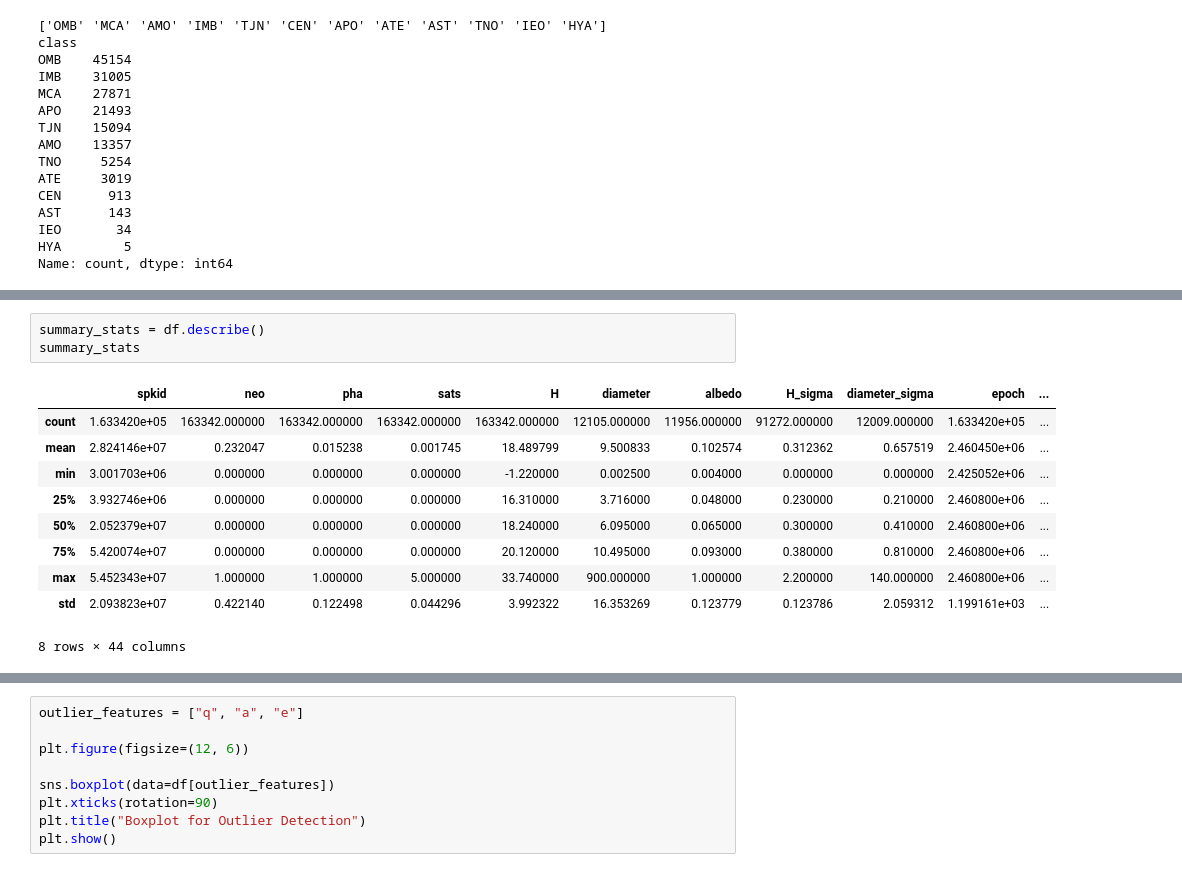
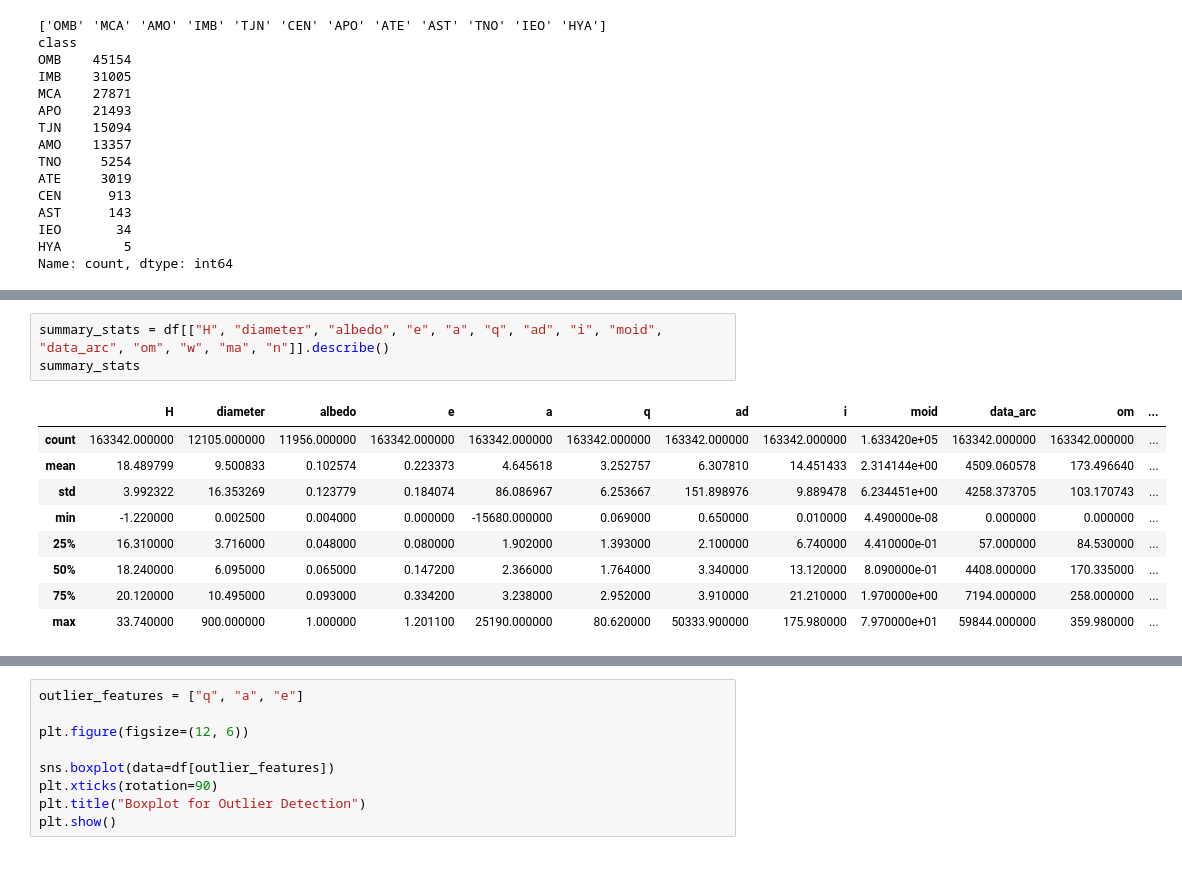
Before and after one commit to MayurSoni2003/Asteroids-Machine-Learning-Analysis, a Jupyter notebook: Astroid.ipynb, the cells around one changed output, grey strips where cells are left out. Drawn from its saved outputs; the diff is of its cells as text.

```diff
--- a/Astroid.ipynb
+++ b/Astroid.ipynb
@@ -274,17 +236,16 @@ print(df.columns.tolist())
-# %%
-summary_stats = df.describe()
-summary_stats
-# %% [output]
-|  | spkid | neo | pha | sats | H | diameter | albedo | H_sigma | diameter_sigma | epoch | ... |
-| count | 1.633420e+05 | 163342.000000 | 163342.000000 | 163342.000000 | 163342.000000 | 12105.000000 | 11956.000000 | 91272.000000 | 12009.000000 | 1.633420e+05 | ... |
-| mean | 2.824146e+07 | 0.232047 | 0.015238 | 0.001745 | 18.489799 | 9.500833 | 0.102574 | 0.312362 | 0.657519 | 2.460450e+06 | ... |
-| min | 3.001703e+06 | 0.000000 | 0.000000 | 0.000000 | -1.220000 | 0.002500 | 0.004000 | 0.000000 | 0.000000 | 2.425052e+06 | ... |
-| 25% | 3.932746e+06 | 0.000000 | 0.000000 | 0.000000 | 16.310000 | 3.716000 | 0.048000 | 0.230000 | 0.210000 | 2.460800e+06 | ... |
-| 50% | 2.052379e+07 | 0.000000 | 0.000000 | 0.000000 | 18.240000 | 6.095000 | 0.065000 | 0.300000 | 0.410000 | 2.460800e+06 | ... |
-| 75% | 5.420074e+07 | 0.000000 | 0.000000 | 0.000000 | 20.120000 | 10.495000 | 0.093000 | 0.380000 | 0.810000 | 2.460800e+06 | ... |
-| max | 5.452343e+07 | 1.000000 | 1.000000 | 5.000000 | 33.740000 | 900.000000 | 1.000000 | 2.200000 | 140.000000 | 2.460800e+06 | ... |
-| std | 2.093823e+07 | 0.422140 | 0.122498 | 0.044296 | 3.992322 | 16.353269 | 0.123779 | 0.123786 | 2.059312 | 1.199161e+03 | ... |
-8 rows × 44 columns
+# %%
+summary_stats = df[["H", "diameter", "albedo", "e", "a", "q", "ad", "i", "moid", "data_arc", "om", "w", "ma", "n"]].describe()
+summary_stats
+# %% [output]
+|  | H | diameter | albedo | e | a | q | ad | i | moid | data_arc | om | ... |
+| count | 163342.000000 | 12105.000000 | 11956.000000 | 163342.000000 | 163342.000000 | 163342.000000 | 163342.000000 | 163342.000000 | 1.633420e+05 | 163342.000000 | 163342.000000 | ... |
+| mean | 18.489799 | 9.500833 | 0.102574 | 0.223373 | 4.645618 | 3.252757 | 6.307810 | 14.451433 | 2.314144e+00 | 4509.060578 | 173.496640 | ... |
+| std | 3.992322 | 16.353269 | 0.123779 | 0.184074 | 86.086967 | 6.253667 | 151.898976 | 9.889478 | 6.234451e+00 | 4258.373705 | 103.170743 | ... |
+| min | -1.220000 | 0.002500 | 0.004000 | 0.000000 | -15680.000000 | 0.069000 | 0.650000 | 0.010000 | 4.490000e-08 | 0.000000 | 0.000000 | ... |
+| 25% | 16.310000 | 3.716000 | 0.048000 | 0.080000 | 1.902000 | 1.393000 | 2.100000 | 6.740000 | 4.410000e-01 | 57.000000 | 84.530000 | ... |
+| 50% | 18.240000 | 6.095000 | 0.065000 | 0.147200 | 2.366000 | 1.764000 | 3.340000 | 13.120000 | 8.090000e-01 | 4408.000000 | 170.335000 | ... |
+| 75% | 20.120000 | 10.495000 | 0.093000 | 0.334200 | 3.238000 | 2.952000 | 3.910000 | 21.210000 | 1.970000e+00 | 7194.000000 | 258.000000 | ... |
+| max | 33.740000 | 900.000000 | 1.000000 | 1.201100 | 25190.000000 | 80.620000 | 50333.900000 | 175.980000 | 7.970000e+01 | 59844.000000 | 359.980000 | ... |
 # %%
 import matplotlib.pyplot as plt
 import seaborn as sns
```
Also changed, not shown: parts of 12 cells of this notebook.
